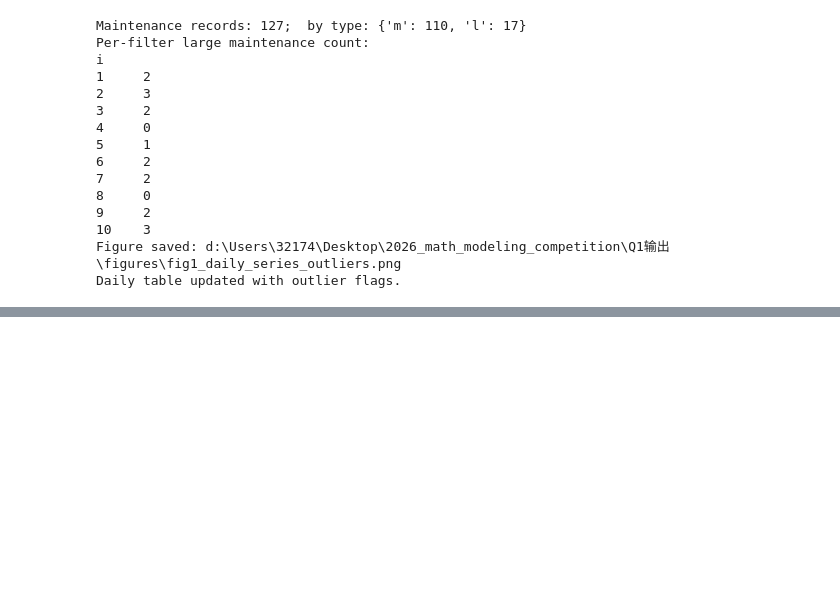
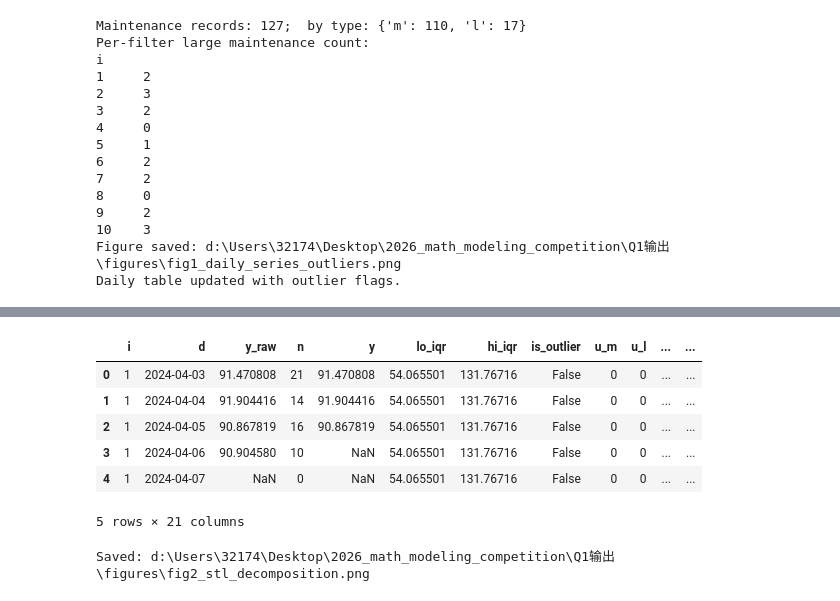
Before and after one commit to hhhhollow/2026_math_modeling_competition, a Jupyter notebook: lyx/Jupyter复现/Q1.ipynb, the cells around one changed output, grey strips where cells are left out. Saved outputs shown, nothing was run; the diff lists cells and outputs as text; code cells hidden in the pictures; blank space fills up the shorter version.

```diff
--- a/lyx/Jupyter复现/Q1.ipynb
+++ b/lyx/Jupyter复现/Q1.ipynb
@@ -328,0 +487,58 @@ Daily table updated with outlier flags.
+# %%
+def rolling_median_nanaware(y, win=91):
+    s = pd.Series(y)
+    return s.rolling(window=win, center=True, min_periods=max(15, win//4)).median().values
+# %%
+
+def doy_mean(detr, doy):
+    tab = pd.DataFrame({"doy": doy, "v": detr}).groupby("doy")["v"].mean()
+    return tab
+# %%
+
+parts = []
+for i, sub in df.groupby("i"):
+    sub = sub.sort_values("d").reset_index(drop=True).copy()
+    sub["trend"] = rolling_median_nanaware(sub["y"].values, 91)
+    sub["detrended"] = sub["y"] - sub["trend"]
+    doy = sub["d"].dt.dayofyear
+    seas_table = doy_mean(sub["detrended"].values, doy.values)
+    # 居中到 0
+    seas_table = seas_table - seas_table.mean()
+    sub["season"] = doy.map(seas_table)
+    sub["resid"] = sub["y"] - sub["trend"] - sub["season"]
+    parts.append(sub)
+
+stl = pd.concat(parts, ignore_index=True)
+stl.to_csv(ROOT / "data/stl_components.csv", index=False)
+# %%
+stl.head(5)
+# %% [output]
+|  | i | d | y_raw | n | y | lo_iqr | hi_iqr | is_outlier | u_m | u_l | ... | ... |
+| 0 | 1 | 2024-04-03 | 91.470808 | 21 | 91.470808 | 54.065501 | 131.76716 | False | 0 | 0 | ... | ... |
+| 1 | 1 | 2024-04-04 | 91.904416 | 14 | 91.904416 | 54.065501 | 131.76716 | False | 0 | 0 | ... | ... |
+| 2 | 1 | 2024-04-05 | 90.867819 | 16 | 90.867819 | 54.065501 | 131.76716 | False | 0 | 0 | ... | ... |
+| 3 | 1 | 2024-04-06 | 90.904580 | 10 | NaN | 54.065501 | 131.76716 | False | 0 | 0 | ... | ... |
+| 4 | 1 | 2024-04-07 | NaN | 0 | NaN | 54.065501 | 131.76716 | False | 0 | 0 | ... | ... |
+5 rows × 21 columns
+# %%
+
+# 作图：每台 4 子图（原始/趋势/季节/残差）
+fig, axes = plt.subplots(10, 4, figsize=(18, 24), sharex=True)
+for row, i in enumerate(range(1, 11)):
+    sub = stl[stl["i"] == i].sort_values("d")
+    axes[row, 0].plot(sub["d"], sub["y"], ".", ms=1.5, c="steelblue"); axes[row, 0].set_ylabel(f"A{i}", fontsize=9)
+    axes[row, 1].plot(sub["d"], sub["trend"], "-", c="darkorange", lw=1)
+    axes[row, 2].plot(sub["d"], sub["season"], "-", c="seagreen", lw=0.7)
+    axes[row, 3].plot(sub["d"], sub["resid"], ".", ms=1.2, c="grey")
+    for j in range(4): axes[row, j].grid(alpha=0.3)
+    if row == 0:
+        for j, t in enumerate(["observed y", "trend (91d rolling median)",
+                                "seasonal (DOY mean)", "residual"]):
+            axes[row, j].set_title(t, fontsize=10)
+fig.suptitle("Q1.5  STL-lite decomposition per filter", fontsize=14, y=0.995)
+fig.tight_layout(rect=[0, 0, 1, 0.975])
+fig.savefig(ROOT / "figures/fig2_stl_decomposition.png", dpi=120)
+plt.close(fig)
+print(f"Saved: {ROOT/'figures/fig2_stl_decomposition.png'}")
+# %% [output]
+Saved: d:\Users\32174\Desktop\2026_math_modeling_competition\Q1输出\figures\fig2_stl_decomposition.png
```
Also changed, not shown: parts of 25 cells of this notebook.
